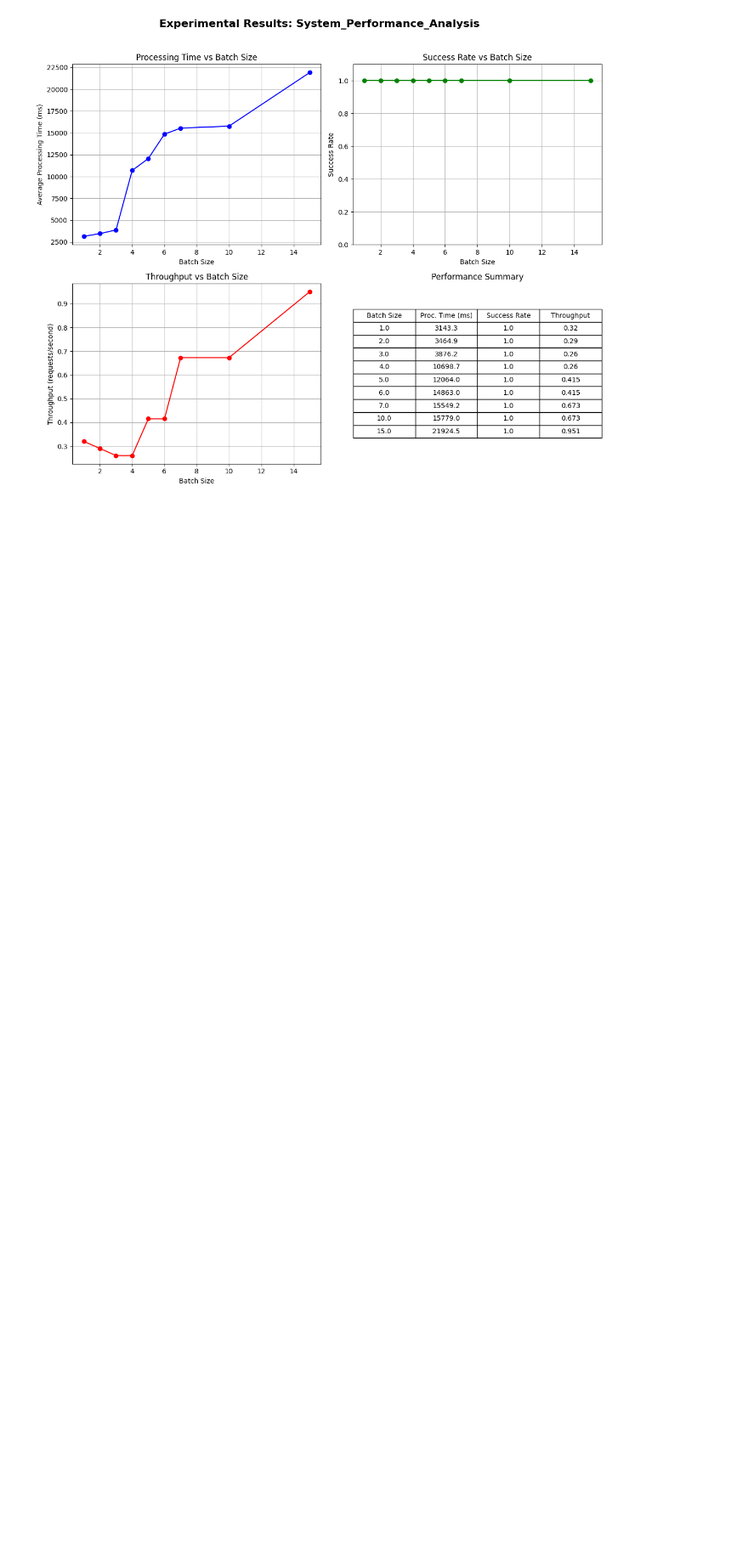
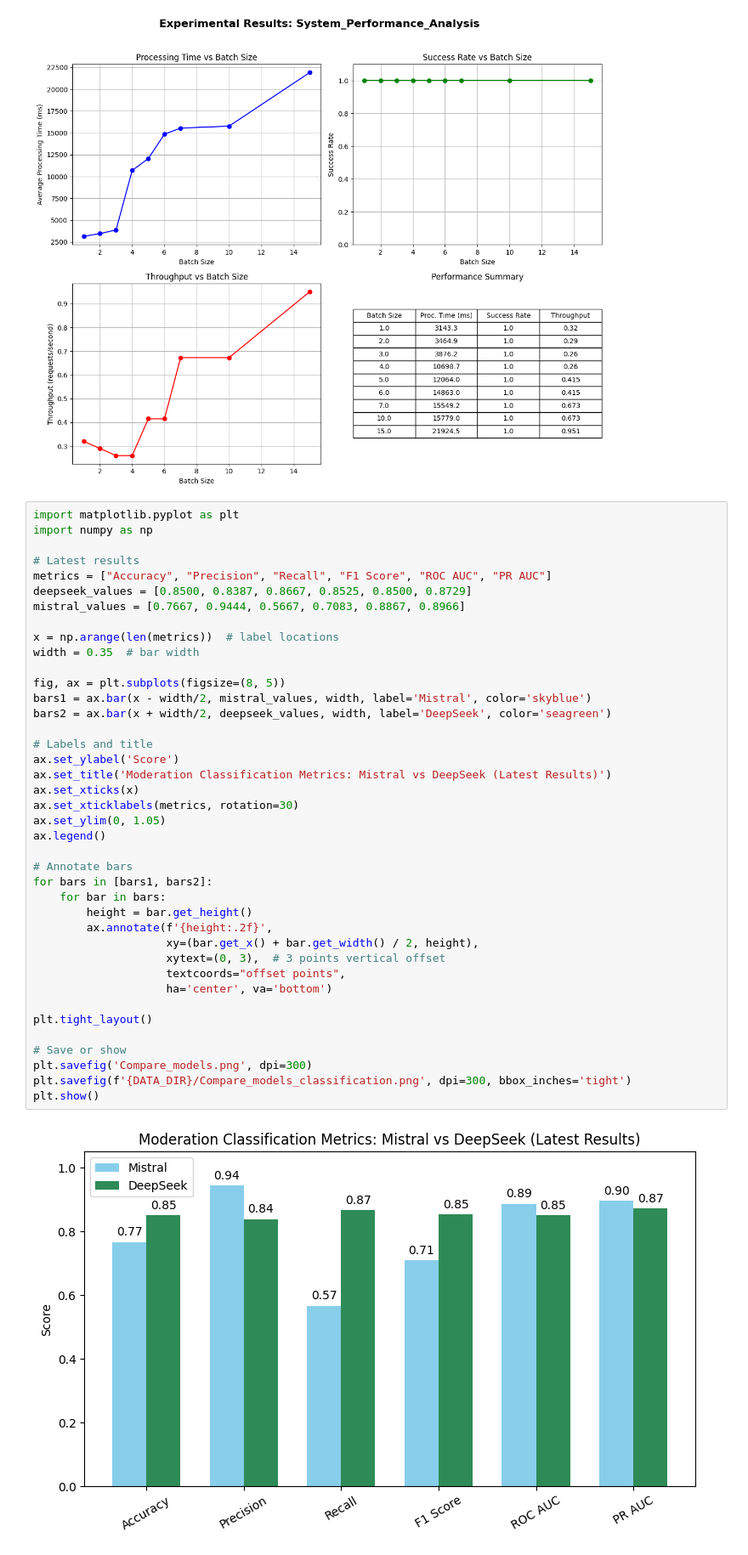
Before and after one commit to berry2012/prompt-based-moderation-with-llm, a Jupyter notebook: notebooks/Visualization_Harmful_Chat_Detection.ipynb, the cells around one changed output. Shown at 85% size. Saved outputs shown, nothing was run; the diff lists cells and outputs as text; blank space fills up the shorter version.

Commit message:
updated visuals

```diff
--- a/notebooks/Visualization_Harmful_Chat_Detection.ipynb
+++ b/notebooks/Visualization_Harmful_Chat_Detection.ipynb
@@ -735,3 +612,45 @@ plt.savefig(f'{DATA_DIR}/model_evaluation-deepseek-r1.png', dpi=300, bbox_inches
 plt.show()
 # %% [output]
 [figure]
+# %%
+import matplotlib.pyplot as plt
+import numpy as np
+
+# Latest results
+metrics = ["Accuracy", "Precision", "Recall", "F1 Score", "ROC AUC", "PR AUC"]
+deepseek_values = [0.8500, 0.8387, 0.8667, 0.8525, 0.8500, 0.8729]
+mistral_values = [0.7667, 0.9444, 0.5667, 0.7083, 0.8867, 0.8966]
+
+x = np.arange(len(metrics))  # label locations
+width = 0.35  # bar width
+
+fig, ax = plt.subplots(figsize=(8, 5))
+bars1 = ax.bar(x - width/2, mistral_values, width, label='Mistral', color='skyblue')
+bars2 = ax.bar(x + width/2, deepseek_values, width, label='DeepSeek', color='seagreen')
+
+# Labels and title
+ax.set_ylabel('Score')
+ax.set_title('Moderation Classification Metrics: Mistral vs DeepSeek (Latest Results)')
+ax.set_xticks(x)
+ax.set_xticklabels(metrics, rotation=30)
+ax.set_ylim(0, 1.05)
+ax.legend()
+
+# Annotate bars
+for bars in [bars1, bars2]:
+    for bar in bars:
+        height = bar.get_height()
+        ax.annotate(f'{height:.2f}',
+                    xy=(bar.get_x() + bar.get_width() / 2, height),
+                    xytext=(0, 3),  # 3 points vertical offset
+                    textcoords="offset points",
+                    ha='center', va='bottom')
+
+plt.tight_layout()
+
+# Save or show
+plt.savefig('Compare_models.png', dpi=300)
+plt.savefig(f'{DATA_DIR}/Compare_models_classification.png', dpi=300, bbox_inches='tight')
+plt.show()
+# %% [output]
+[figure, added]
```
Also changed, not shown: parts of 5 cells of this notebook.
